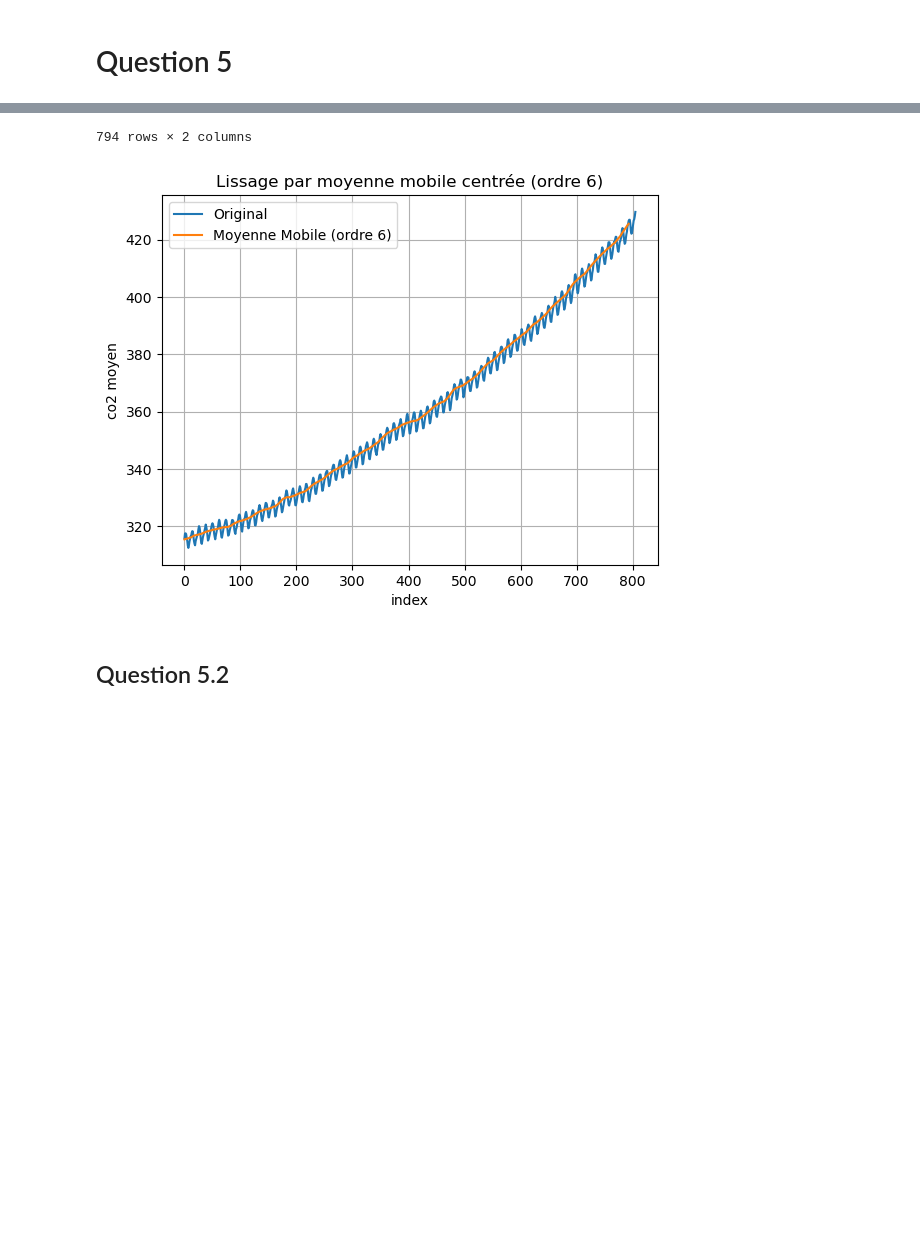
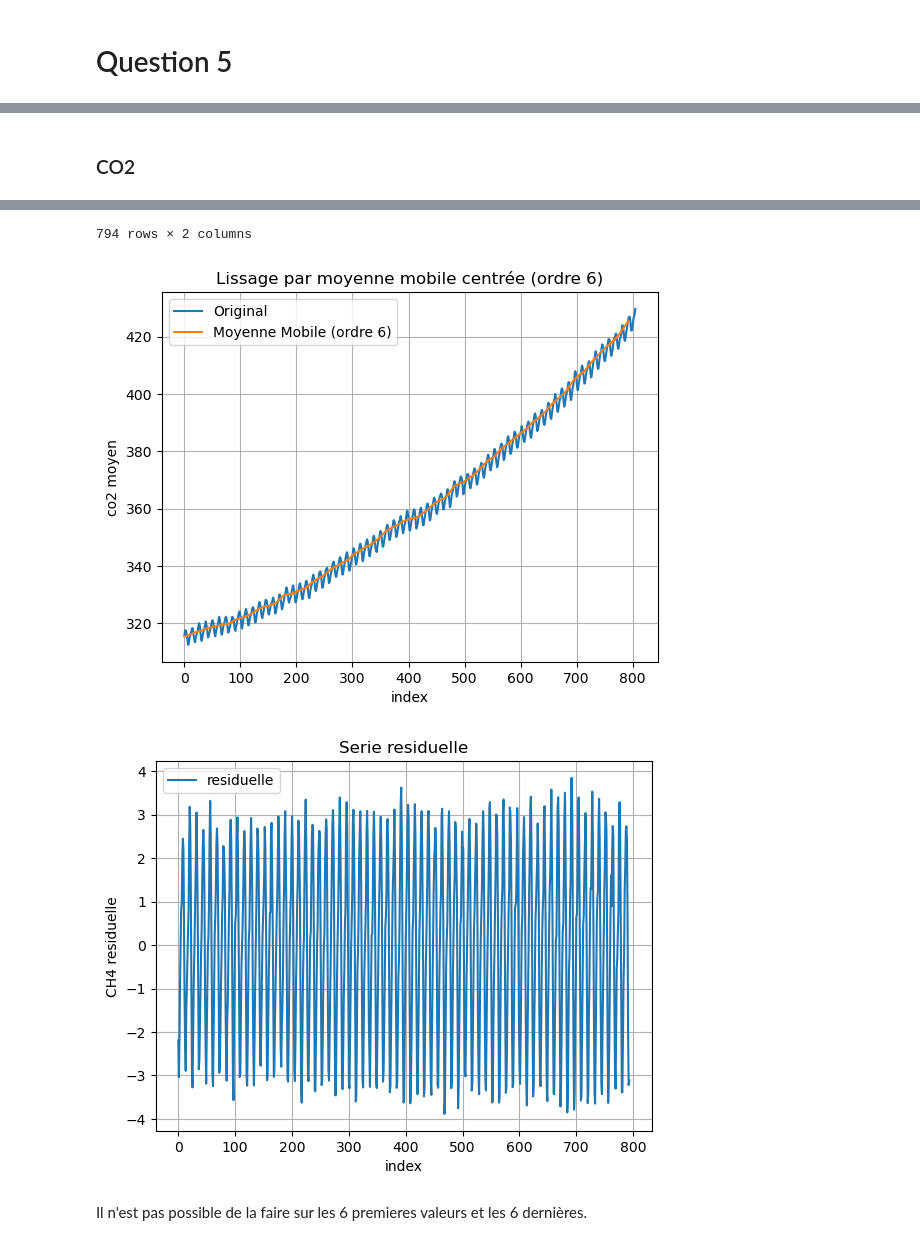
Before and after one commit to AxelGiovannai/Stat_Project, a Jupyter notebook: notebook1.ipynb, the cells around one changed output, grey strips where cells are left out. Saved outputs shown, nothing was run; the diff lists cells and outputs as text; code cells hidden in the pictures; blank space fills up the shorter version.

```diff
--- a/notebook1.ipynb
+++ b/notebook1.ipynb
@@ -190,21 +244,26 @@ affichage_moyenne_mobile_ordre_6(df_n2o,df_smoothed_n2o,"n2o")
+# %% [markdown]
+### CO2
 # %%
 df_smoothed_co2 = moyenne_mobile_ordre_6(df_co2)
 display(df_smoothed_co2)
 affichage_moyenne_mobile_ordre_6(df_co2,df_smoothed_co2,"co2")
+df_residual_co2 = serie_residuelle_vector(df_co2,df_smoothed_co2,6)
+affichage_serie_residuelle(df_residual_co2,"CH4")
 # %% [output]
 |  | month | average_smoothed |
 | 0 | 9 | 315.409167 |
 | 1 | 10 | 315.459583 |
 | 2 | 11 | 315.503333 |
 | 3 | 12 | 315.572500 |
 | 4 | 1 | 315.637083 |
 | ... | ... | ... |
 | 789 | 6 | 424.456667 |
 | 790 | 7 | 424.764583 |
 | 791 | 8 | 425.030833 |
 | 792 | 9 | 425.252083 |
 | 793 | 10 | 425.497917 |
 794 rows × 2 columns
 [figure]
+[figure, added]
-# %% [markdown]
-## Question 5.2
+# %% [markdown]
+Il n'est pas possible de la faire sur les 6 premieres valeurs et les 6 dernières.
```
Also changed, not shown: parts of 14 cells of this notebook.
